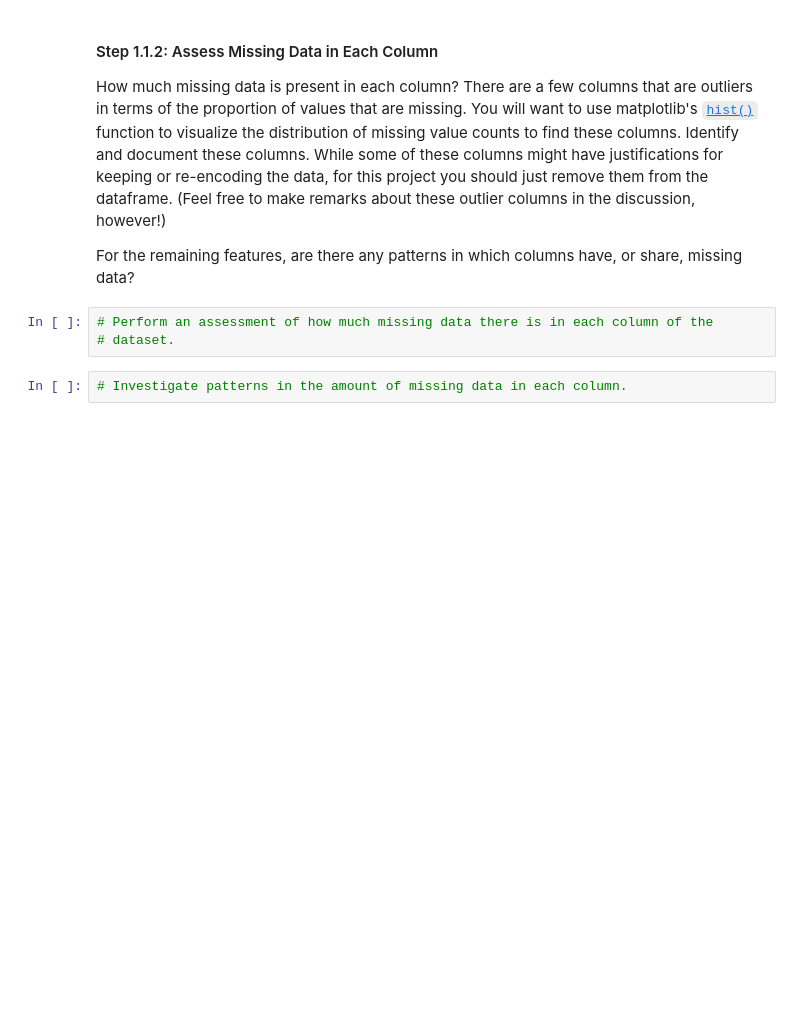
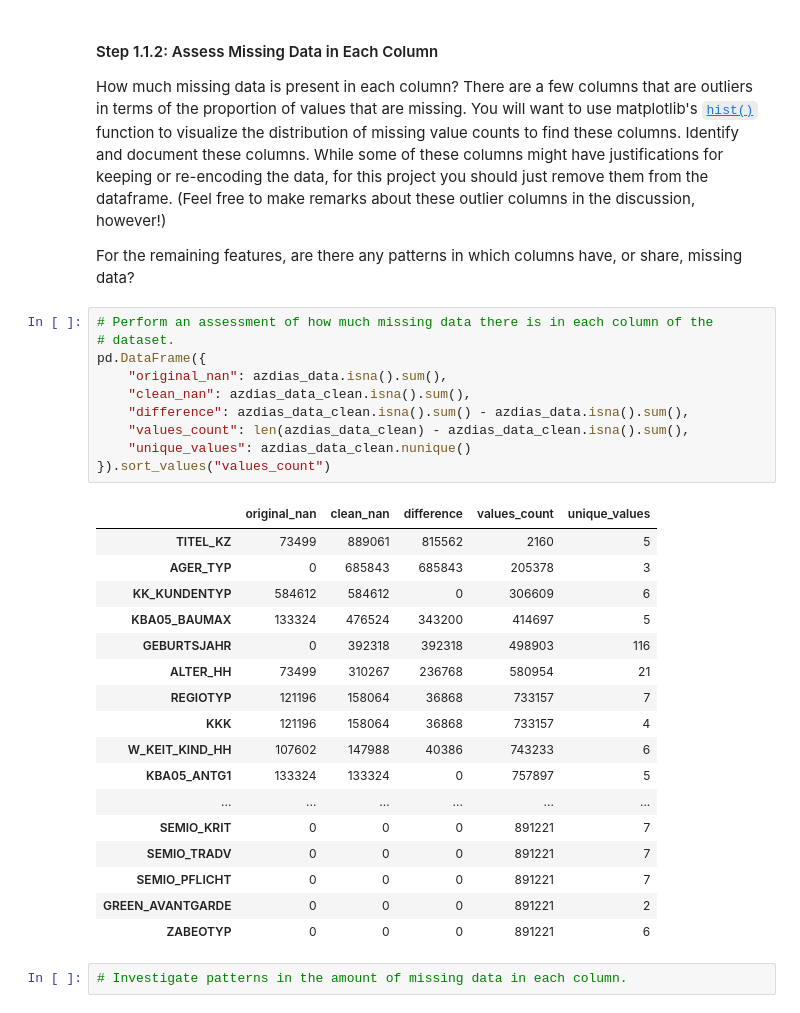
Before and after one commit to randallsutton/playground-ai, a Jupyter notebook: customer-classifier/Identify_Customer_Segments.ipynb, the cells around one changed output. Drawn from its saved outputs; the diff is of its cells as text; blank space fills up the shorter version.

Commit message:
viewing missing data

```diff
--- a/customer-classifier/Identify_Customer_Segments.ipynb
+++ b/customer-classifier/Identify_Customer_Segments.ipynb
@@ -297,6 +272,31 @@ For the remaining features, are there any patterns in which columns have, or sha
 # %%
 # Perform an assessment of how much missing data there is in each column of the
 # dataset.
+pd.DataFrame({
+    "original_nan": azdias_data.isna().sum(),
+    "clean_nan": azdias_data_clean.isna().sum(),
+    "difference": azdias_data_clean.isna().sum() - azdias_data.isna().sum(),
+    "values_count": len(azdias_data_clean) - azdias_data_clean.isna().sum(),
+    "unique_values": azdias_data_clean.nunique()
+}).sort_values("values_count")
+# %% [output]
+|  | original_nan | clean_nan | difference | values_count | unique_values |
+| TITEL_KZ | 73499 | 889061 | 815562 | 2160 | 5 |
+| AGER_TYP | 0 | 685843 | 685843 | 205378 | 3 |
+| KK_KUNDENTYP | 584612 | 584612 | 0 | 306609 | 6 |
+| KBA05_BAUMAX | 133324 | 476524 | 343200 | 414697 | 5 |
+| GEBURTSJAHR | 0 | 392318 | 392318 | 498903 | 116 |
+| ALTER_HH | 73499 | 310267 | 236768 | 580954 | 21 |
+| REGIOTYP | 121196 | 158064 | 36868 | 733157 | 7 |
+| KKK | 121196 | 158064 | 36868 | 733157 | 4 |
+| W_KEIT_KIND_HH | 107602 | 147988 | 40386 | 743233 | 6 |
+| KBA05_ANTG1 | 133324 | 133324 | 0 | 757897 | 5 |
+| ... | ... | ... | ... | ... | ... |
+| SEMIO_KRIT | 0 | 0 | 0 | 891221 | 7 |
+| SEMIO_TRADV | 0 | 0 | 0 | 891221 | 7 |
+| SEMIO_PFLICHT | 0 | 0 | 0 | 891221 | 7 |
+| GREEN_AVANTGARDE | 0 | 0 | 0 | 891221 | 2 |
+| ZABEOTYP | 0 | 0 | 0 | 891221 | 6 |
 # %%
 # Investigate patterns in the amount of missing data in each column.
 # %%
```
Also changed, not shown: parts of 1 cell of this notebook.
